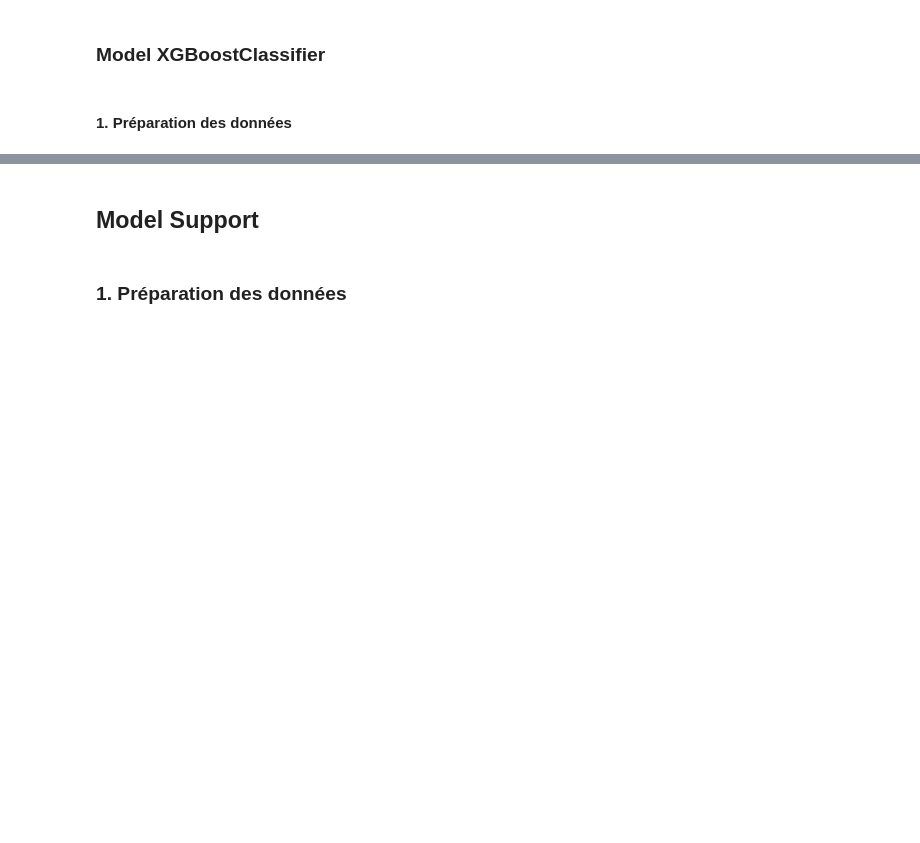
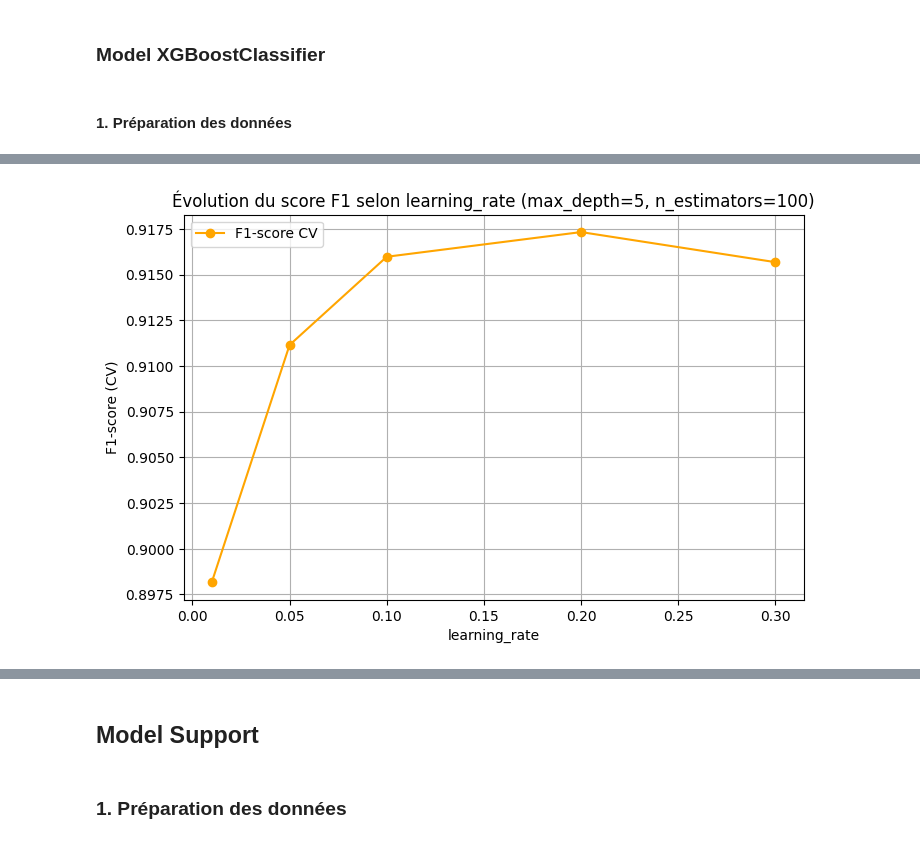
Before and after one commit to blaugrana11/ML-model_LoL, a Jupyter notebook: notebooks/mission_1.ipynb, the cells around one changed output, grey strips where cells are left out. Saved outputs shown, nothing was run; the diff lists cells and outputs as text; code cells hidden in the pictures; blank space fills up the shorter version.

```diff
--- a/notebooks/mission_1.ipynb
+++ b/notebooks/mission_1.ipynb
@@ -689,0 +895,14 @@ shap.summary_plot(shap_values_class1, X_val)
+# %%
+# Variante 2 : impact de learning_rate
+subset_lr = df[(df['param_max_depth'] == 5) & (df['param_n_estimators'] == 100)]
+
+plt.figure(figsize=(8,5))
+plt.plot(subset_lr['param_learning_rate'], subset_lr['mean_test_score'], marker='o', color='orange', label='F1-score CV')
+plt.title("Évolution du score F1 selon learning_rate (max_depth=5, n_estimators=100)")
+plt.xlabel("learning_rate")
+plt.ylabel("F1-score (CV)")
+plt.grid(True)
+plt.legend()
+plt.show()
+# %% [output]
+[figure, added]
```
Also changed, not shown: parts of 20 cells of this notebook.
